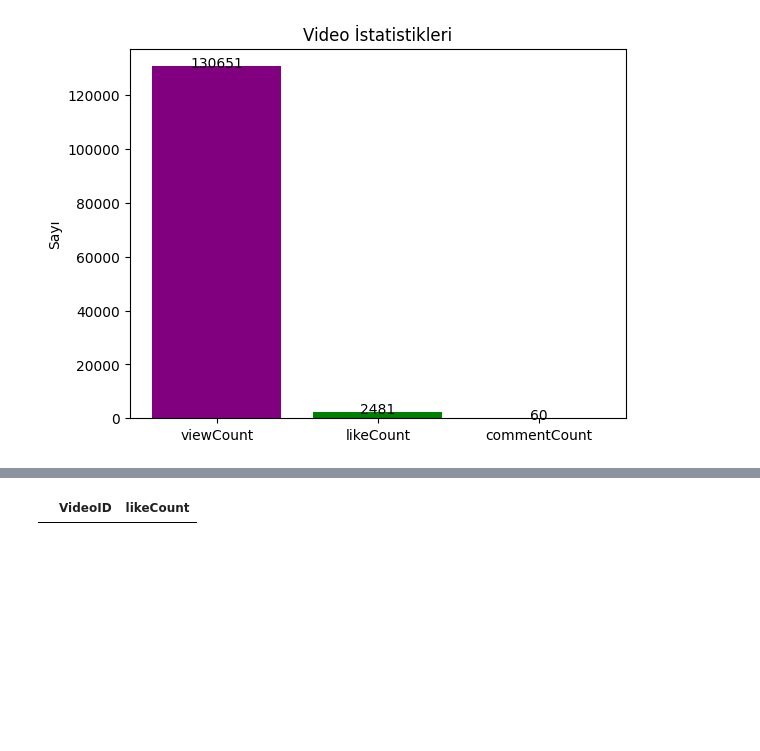
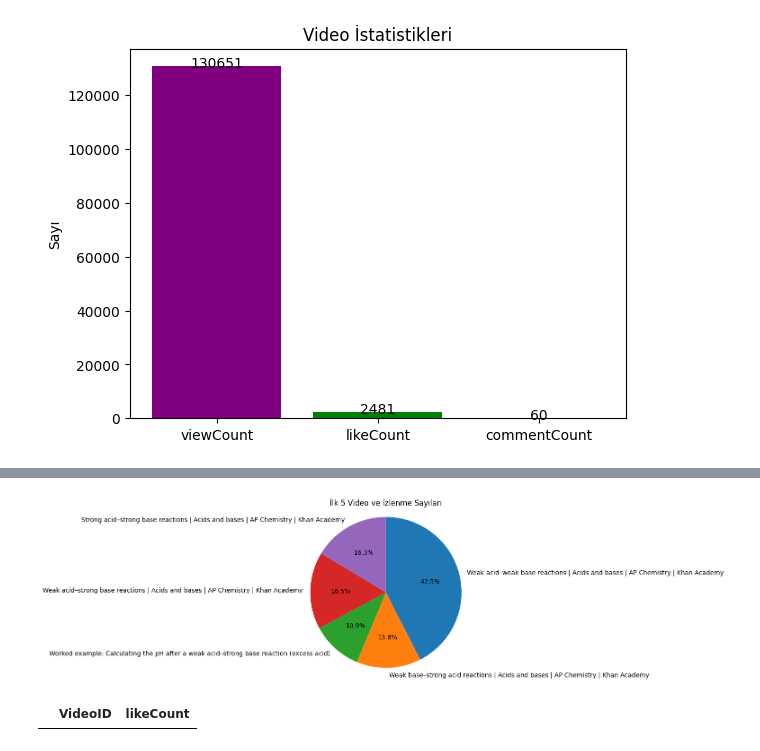
Before and after one commit to Nurbanuak/API_NEW_DATA, a Jupyter notebook: api_new.ipynb, the cells around one changed output, grey strips where cells are left out. Cells and saved outputs as stored; diff of their text form; code cells hidden in the pictures; blank space fills up the shorter version.

```diff
--- a/api_new.ipynb
+++ b/api_new.ipynb
@@ -367,3 +435,21 @@ plt.show()
+# %%
+df = pd.read_csv('selected_top_videos.csv')
+
+# İlk 5 satırı seç
+top_5 = df.head()
+
+# Pasta grafiği oluştur
+fig, ax = plt.subplots()
+
+# İlk 5 videoyu pasta grafiği ile göster
+ax.pie(top_5['view_count'], labels=top_5['title'], autopct='%1.1f%%', startangle=90, counterclock=False)
+ax.axis('equal')  # Dairesel pasta grafiği yapmak için
+
+# Grafiği göster
+plt.title('İlk 5 Video ve İzlenme Sayıları')
+plt.show()
+# %% [output]
+[figure, added]
 # %%
 video_statistics = {}
 df = pd.DataFrame(list(video_statistics.items()), columns=['VideoID', 'likeCount'])
```
Also changed, not shown: parts of 19 cells of this notebook.
